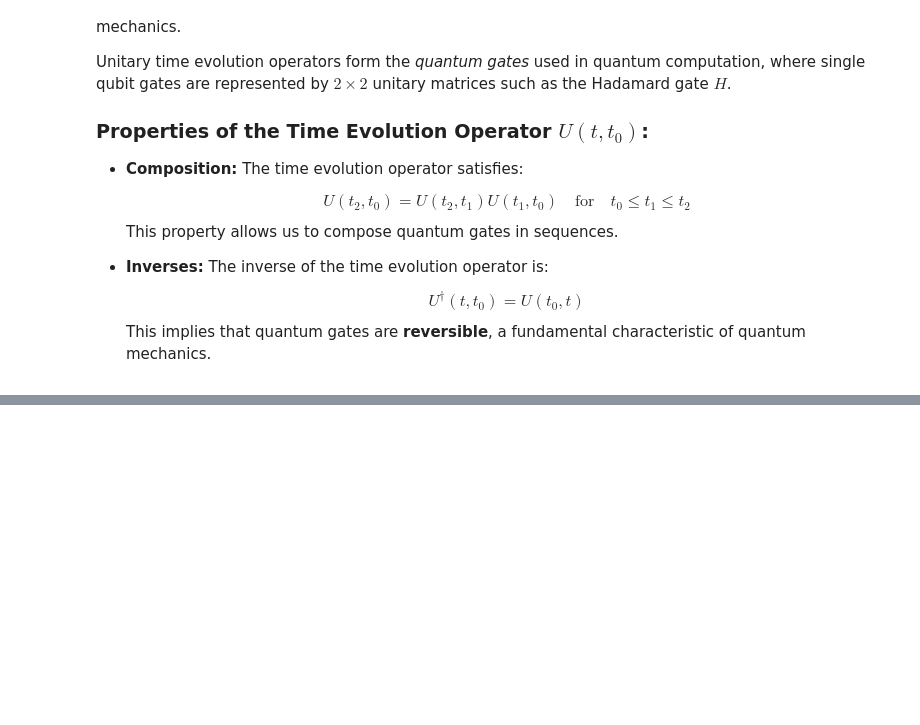
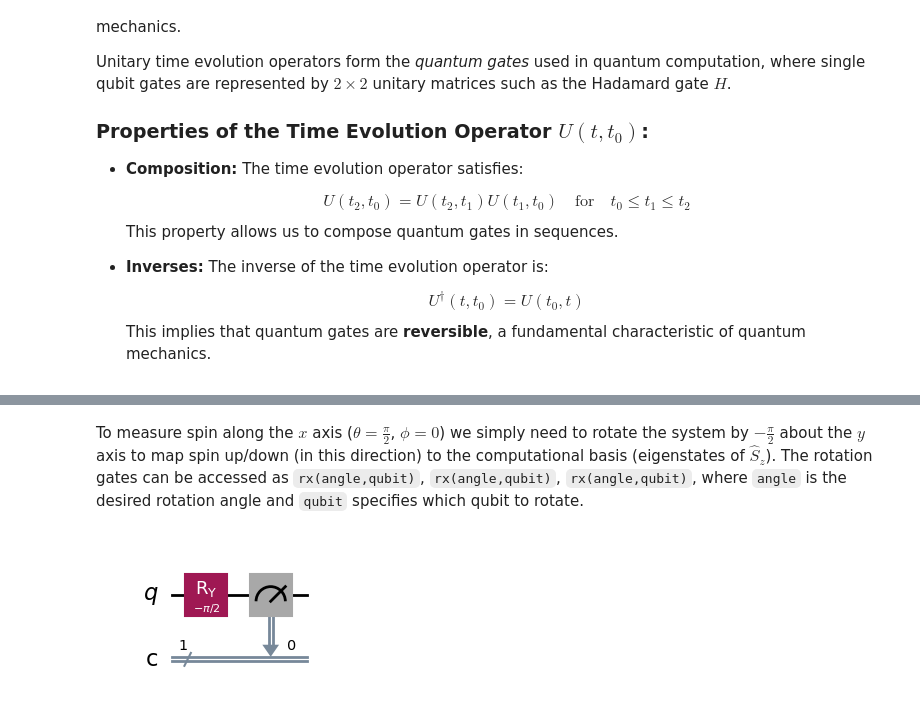
Before and after one commit to Mishrakishan/mishrakishan.github.io, a Jupyter notebook: assets/jupyter/Basic_Quantum_Mechanics_with_Qiskit.ipynb, the cells around one changed output, grey strips where cells are left out. Saved outputs shown, nothing was run; the diff lists cells and outputs as text; code cells hidden in the pictures; blank space fills up the shorter version.

````diff
--- a/assets/jupyter/Basic_Quantum_Mechanics_with_Qiskit.ipynb
+++ b/assets/jupyter/Basic_Quantum_Mechanics_with_Qiskit.ipynb
@@ -722,0 +729,9 @@ Text(0, 0.5, 'Probability')
+# %% [markdown]
+To measure spin along the $x$ axis ($\theta = \frac{\pi}{2}$, $\phi = 0$) we simply need to rotate the system by $-\frac{\pi}{2}$ about the $y$ axis to map spin up/down (in this direction) to the computational basis (eigenstates of $\hat{S}_{z}$). The rotation gates can be accessed as ```rx(angle,qubit)```, ```rx(angle,qubit)```, ```rx(angle,qubit)```, where ```angle``` is the desired rotation angle and ```qubit``` specifies which qubit to rotate.
+# %%
+circuit2 = QuantumCircuit(qreg_q, creg_c)
+circuit2.ry(-np.pi/2,0)
+circuit2.measure(qreg_q,creg_c)
+circuit2.draw('mpl')
+# %% [output]
+[figure, added]
````
Also changed, not shown: parts of 99 cells of this notebook, 2 other files.
